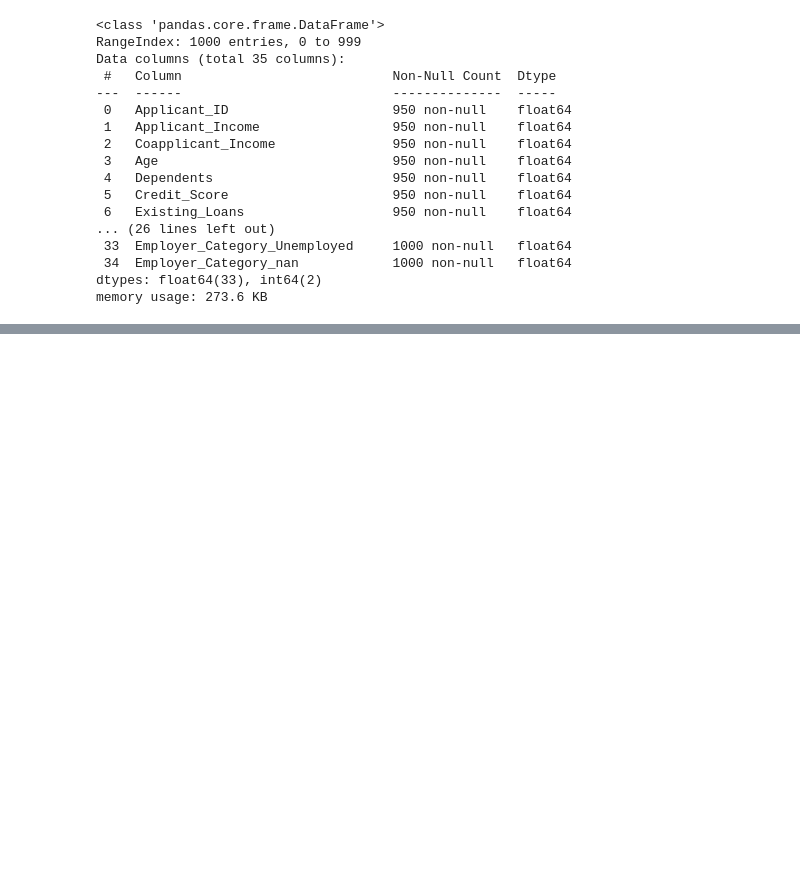
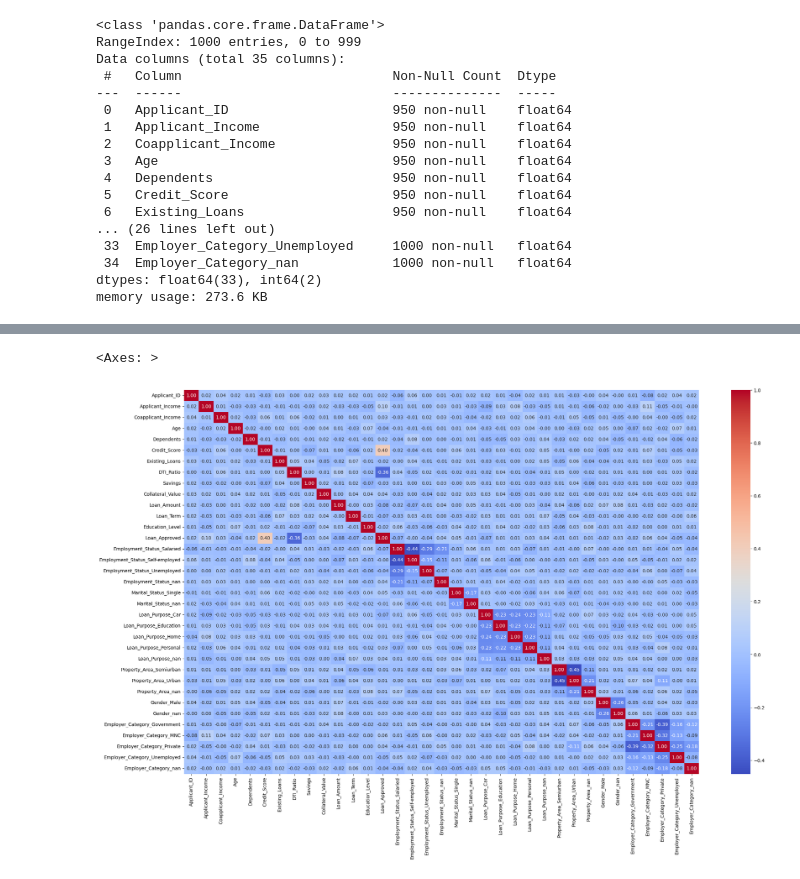
Before and after one commit to JitendraSingh1435/Credit-wise-Loan-Approval-System, a Jupyter notebook: loan approval system.ipynb, the cells around one changed output, grey strips where cells are left out. Cells and saved outputs as stored; diff of their text form; code cells hidden in the pictures; blank space fills up the shorter version.

Commit message:
Found the correlation b/w features and plot the correlation heatmap b/w the features

```diff
--- a/loan approval system.ipynb
+++ b/loan approval system.ipynb
@@ -276,0 +281,7 @@ memory usage: 273.6 KB
+# %%
+# Filtering the all numerical value columns
+num_cols = data.select_dtypes(include=['number'])
+corr_matrix = num_cols.corr()
+
+
+corr_matrix
@@ -276,0 +328,13 @@ memory usage: 273.6 KB
+# %%
+# Plotting the correlation matrix using heatmap
+
+plt.figure(figsize=(25, 15))
+sns.heatmap(
+    corr_matrix,
+    annot = True,
+    fmt = '.2f',
+    cmap = "coolwarm"
+)
+# %% [output]
+<Axes: >
+[figure, added]
```
Also changed, not shown: parts of 4 cells of this notebook.
